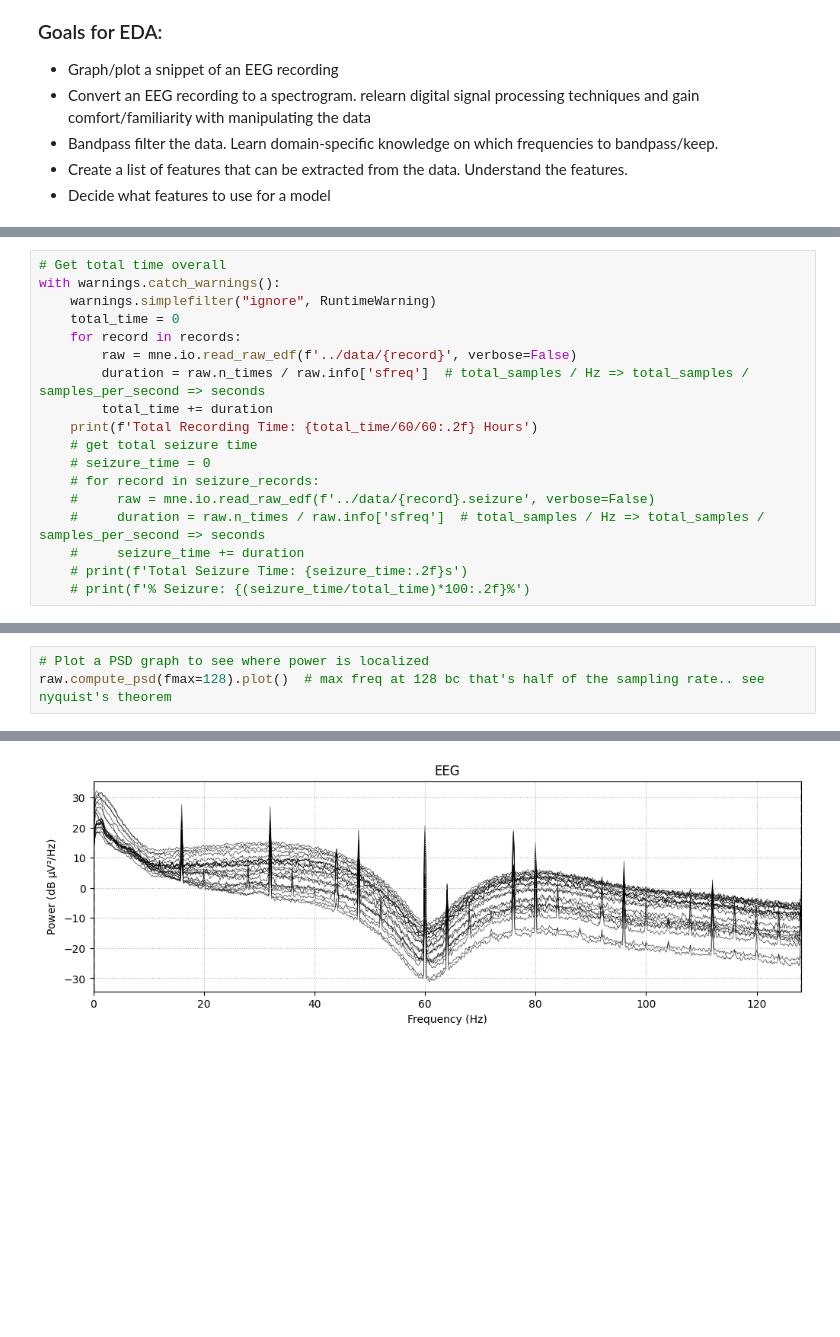
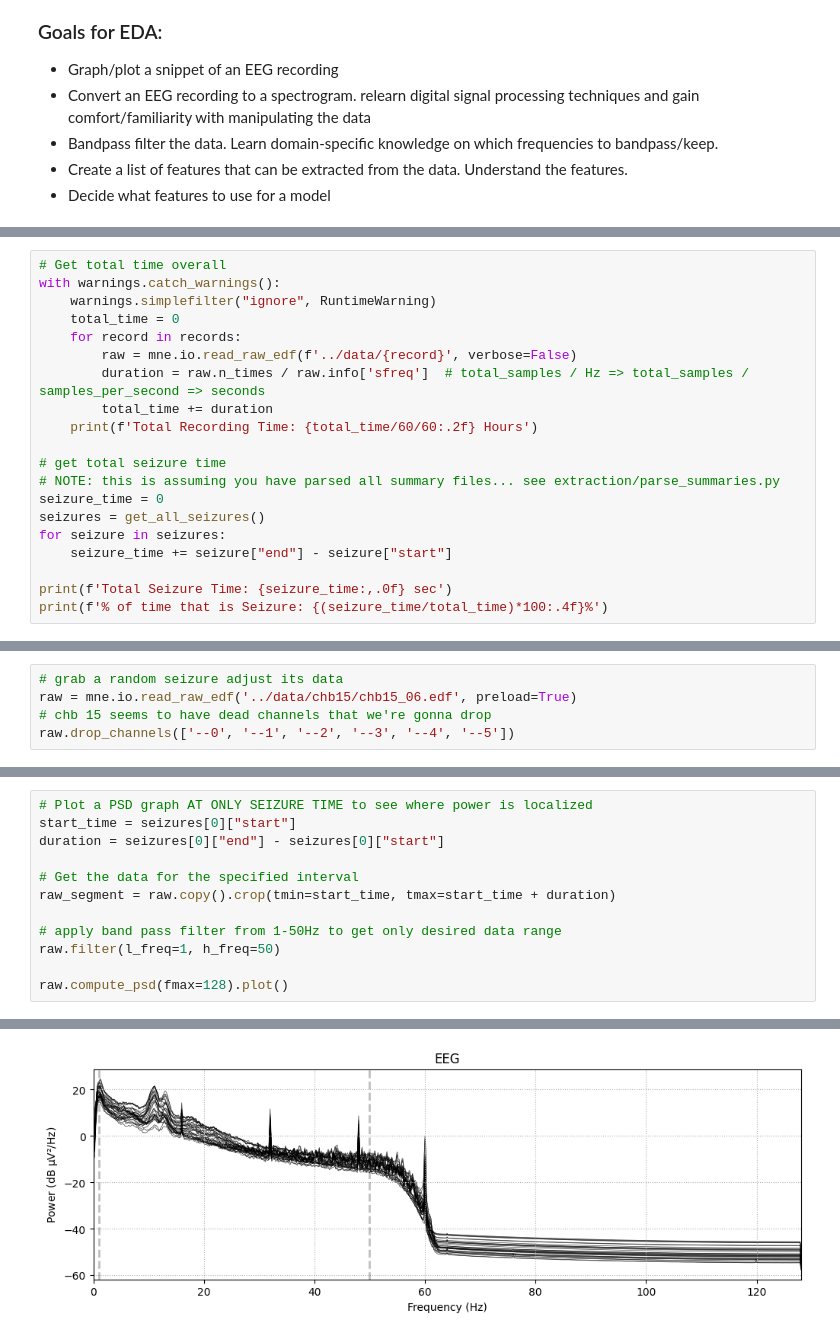
Before and after one commit to anderdc/chb-mit-scalp-eeg, a Jupyter notebook: pipelines/eda.ipynb, the cells around one changed output, grey strips where cells are left out. Cells and saved outputs as stored; diff of their text form; blank space fills up the shorter version.

```diff
--- a/pipelines/eda.ipynb
+++ b/pipelines/eda.ipynb
@@ -50,13 +54,15 @@ with warnings.catch_warnings():
         duration = raw.n_times / raw.info['sfreq']  # total_samples / Hz => total_samples / samples_per_second => seconds
         total_time += duration
     print(f'Total Recording Time: {total_time/60/60:.2f} Hours')
-    # get total seizure time
-    # seizure_time = 0
-    # for record in seizure_records:
-    #     raw = mne.io.read_raw_edf(f'../data/{record}.seizure', verbose=False)
-    #     duration = raw.n_times / raw.info['sfreq']  # total_samples / Hz => total_samples / samples_per_second => seconds
-    #     seizure_time += duration
-    # print(f'Total Seizure Time: {seizure_time:.2f}s')
-    # print(f'% Seizure: {(seizure_time/total_time)*100:.2f}%')
+
+# get total seizure time
+# NOTE: this is assuming you have parsed all summary files... see extraction/parse_summaries.py
+seizure_time = 0
+seizures = get_all_seizures()
+for seizure in seizures:
+    seizure_time += seizure["end"] - seizure["start"]
+
+print(f'Total Seizure Time: {seizure_time:,.0f} sec')
+print(f'% of time that is Seizure: {(seizure_time/total_time)*100:.4f}%')
 # %% [output]
 Total Recording Time: 982.94 Hours
@@ -75,0 +76,5 @@ Using matplotlib as 2D backend.
+# %%
+# grab a random seizure adjust its data
+raw = mne.io.read_raw_edf('../data/chb15/chb15_06.edf', preload=True)
+# chb 15 seems to have dead channels that we're gonna drop
+raw.drop_channels(['--0', '--1', '--2', '--3', '--4', '--5'])
@@ -76,4 +111,13 @@ Using matplotlib as 2D backend.
 # %%
-# Plot a PSD graph to see where power is localized
-raw.compute_psd(fmax=128).plot()  # max freq at 128 bc that's half of the sampling rate.. see nyquist's theorem
+# Plot a PSD graph AT ONLY SEIZURE TIME to see where power is localized
+start_time = seizures[0]["start"]
+duration = seizures[0]["end"] - seizures[0]["start"]
+
+# Get the data for the specified interval
+raw_segment = raw.copy().crop(tmin=start_time, tmax=start_time + duration)
+
+# apply band pass filter from 1-50Hz to get only desired data range
+raw.filter(l_freq=1, h_freq=50)
+
+raw.compute_psd(fmax=128).plot()
 # %% [output]
@@ -80,3 +138,3 @@ raw.compute_psd(fmax=128).plot()  # max freq at 128 bc that's half of the sampli
 Effective window size : 8.000 (s)
 Plotting power spectral density (dB=True).
-[figure, old version]
+[figure, new version]
```
Also changed, not shown: parts of 10 cells of this notebook, 8 other files.
